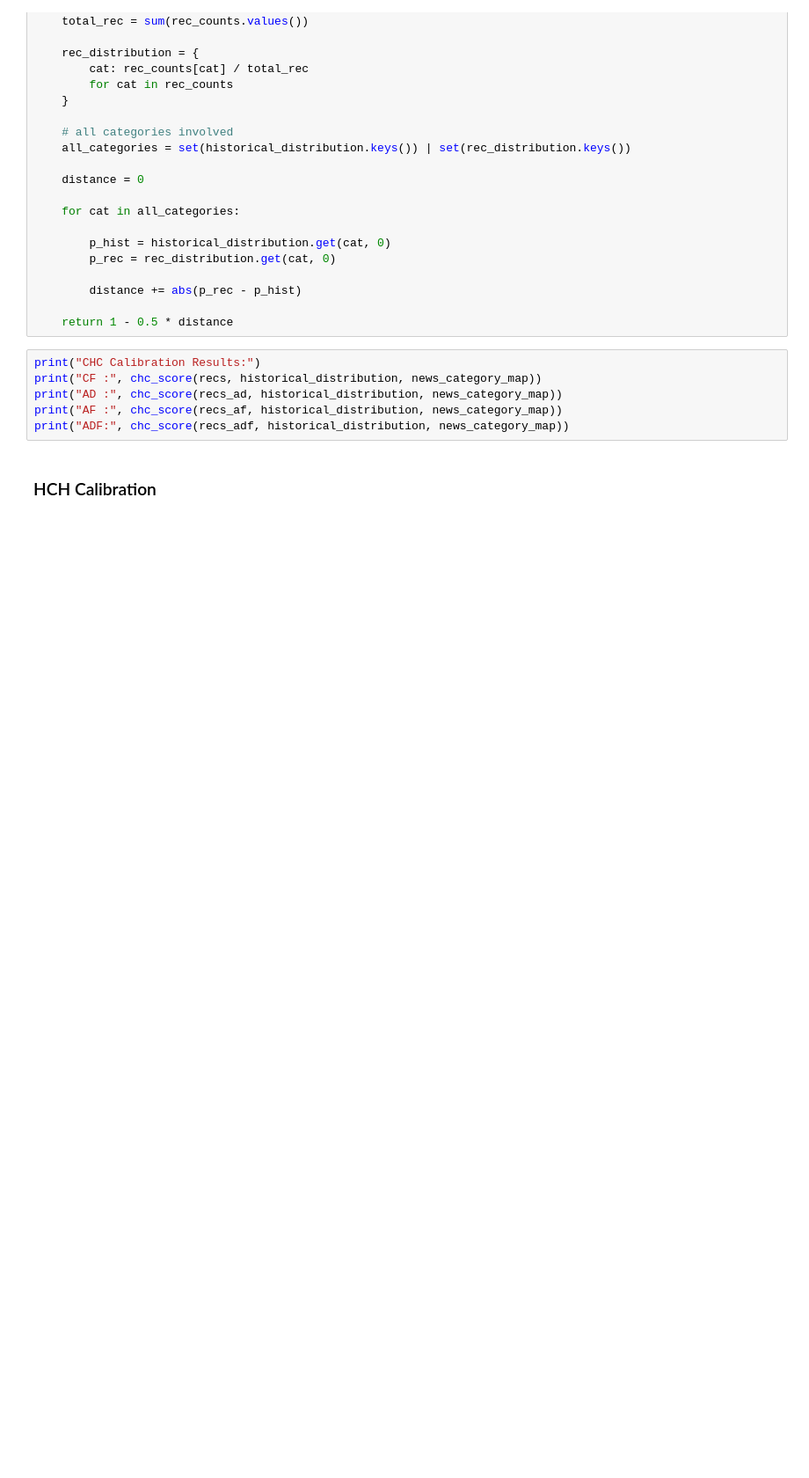
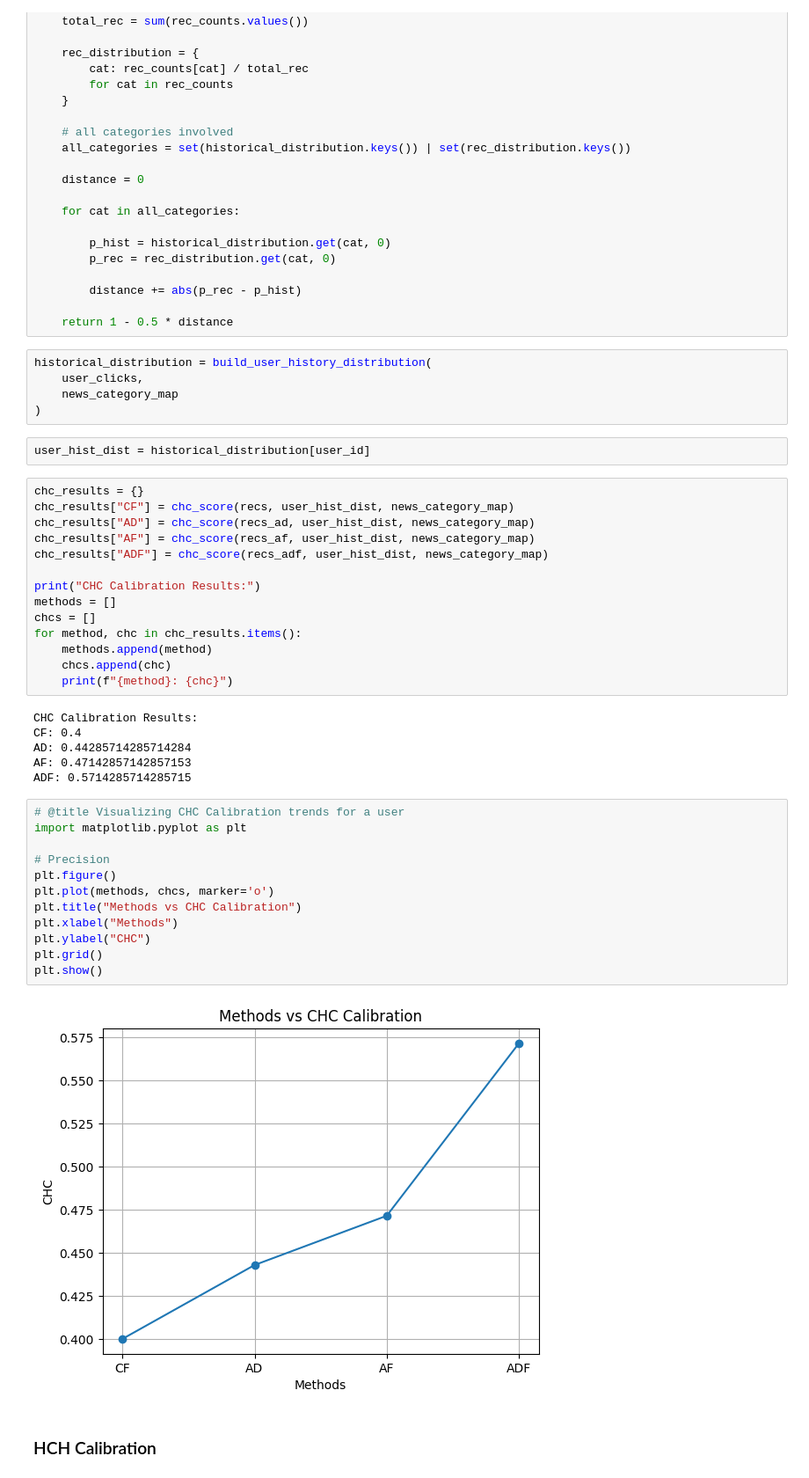
Before and after one commit to neeyatlotlikar/me_fy_project, a Jupyter notebook: ADF_single_user_flow.ipynb, the cells around one changed output. Shown at 88% size. Drawn from its saved outputs; the diff is of its cells as text; blank space fills up the shorter version.

```diff
--- a/ADF_single_user_flow.ipynb
+++ b/ADF_single_user_flow.ipynb
@@ -735,12 +829,47 @@ def chc_score(recommended_items,
         distance += abs(p_rec - p_hist)
 
     return 1 - 0.5 * distance
-# %%
-print("CHC Calibration Results:")
-print("CF :", chc_score(recs, historical_distribution, news_category_map))
-print("AD :", chc_score(recs_ad, historical_distribution, news_category_map))
-print("AF :", chc_score(recs_af, historical_distribution, news_category_map))
-print("ADF:", chc_score(recs_adf, historical_distribution, news_category_map))
+# %%
+historical_distribution = build_user_history_distribution(
+    user_clicks,
+    news_category_map
+)
+# %%
+user_hist_dist = historical_distribution[user_id]
+# %%
+chc_results = {}
+chc_results["CF"] = chc_score(recs, user_hist_dist, news_category_map)
+chc_results["AD"] = chc_score(recs_ad, user_hist_dist, news_category_map)
+chc_results["AF"] = chc_score(recs_af, user_hist_dist, news_category_map)
+chc_results["ADF"] = chc_score(recs_adf, user_hist_dist, news_category_map)
+
+print("CHC Calibration Results:")
+methods = []
+chcs = []
+for method, chc in chc_results.items():
+    methods.append(method)
+    chcs.append(chc)
+    print(f"{method}: {chc}")
+# %% [output]
+CHC Calibration Results:
+CF: 0.4
+AD: 0.44285714285714284
+AF: 0.47142857142857153
+ADF: 0.5714285714285715
+# %%
+# @title Visualizing CHC Calibration trends for a user
+import matplotlib.pyplot as plt
+
+# Precision
+plt.figure()
+plt.plot(methods, chcs, marker='o')
+plt.title("Methods vs CHC Calibration")
+plt.xlabel("Methods")
+plt.ylabel("CHC")
+plt.grid()
+plt.show()
+# %% [output]
+[figure, added]
 # %% [markdown]
 ### HCH Calibration
 # %%
```
Also changed, not shown: parts of 14 cells of this notebook.
